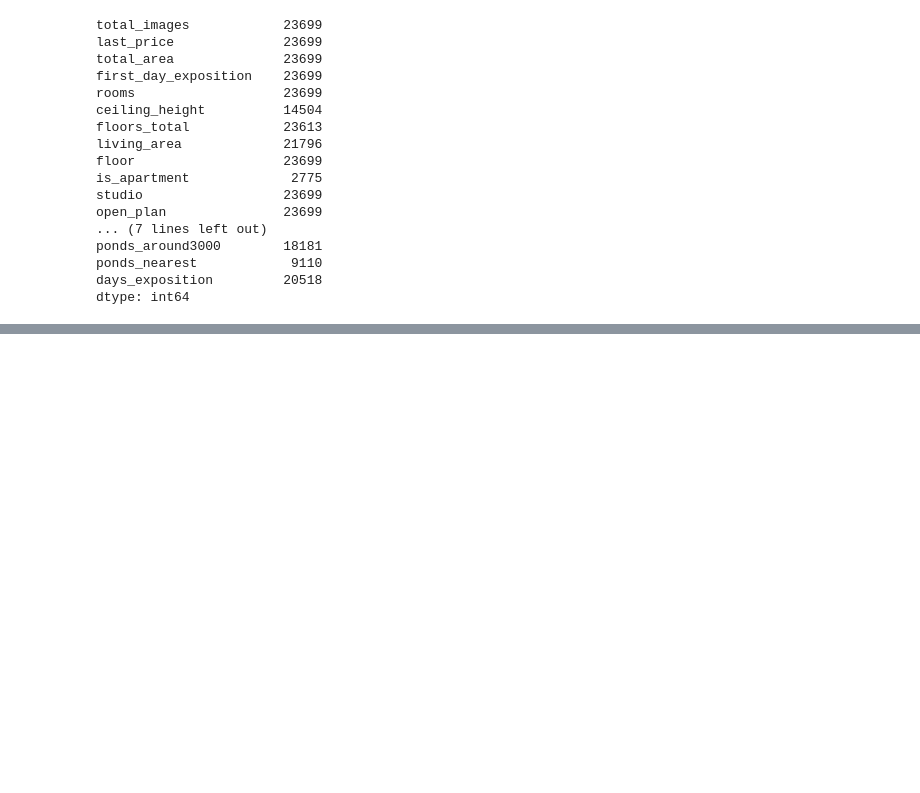
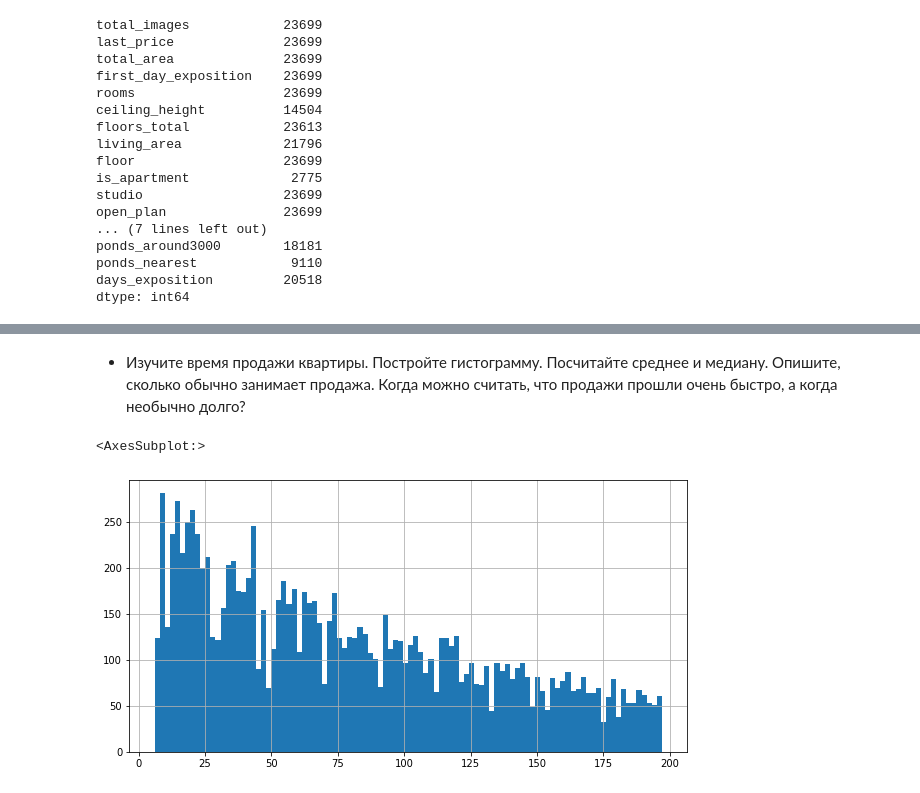
Before and after one commit to nikolai44/data-science-cource, a Jupyter notebook: sprint3/notebook.ipynb, the cells around one changed output, grey strips where cells are left out. Drawn from its saved outputs; the diff is of its cells as text; code cells hidden in the pictures; blank space fills up the shorter version.

```diff
--- a/sprint3/notebook.ipynb
+++ b/sprint3/notebook.ipynb
@@ -97,0 +152,12 @@ Name: ponds_nearest, Length: 1097, dtype: int64
+# %% [markdown]
+* Изучите время продажи квартиры. Постройте гистограмму. Посчитайте среднее и медиану.
+  Опишите, сколько обычно занимает продажа. Когда можно считать, что продажи прошли очень быстро, а когда необычно долго?
+# %%
+# наиболее часто объявления закрываются через 180, 45, 60, 7, 10, 30 дней, это просто левые объявы,
+# либо ограничения сервиса
+df[(df.days_exposition > 5) &
+   (df.days_exposition < 198) &
+   ~(df.days_exposition.isin([180, 45, 60, 7, 30, 10, 90]))].days_exposition.hist(bins=100, figsize=(10, 5))
+# %% [output]
+<AxesSubplot:>
+[figure, added]
```
Also changed, not shown: parts of 14 cells of this notebook.
